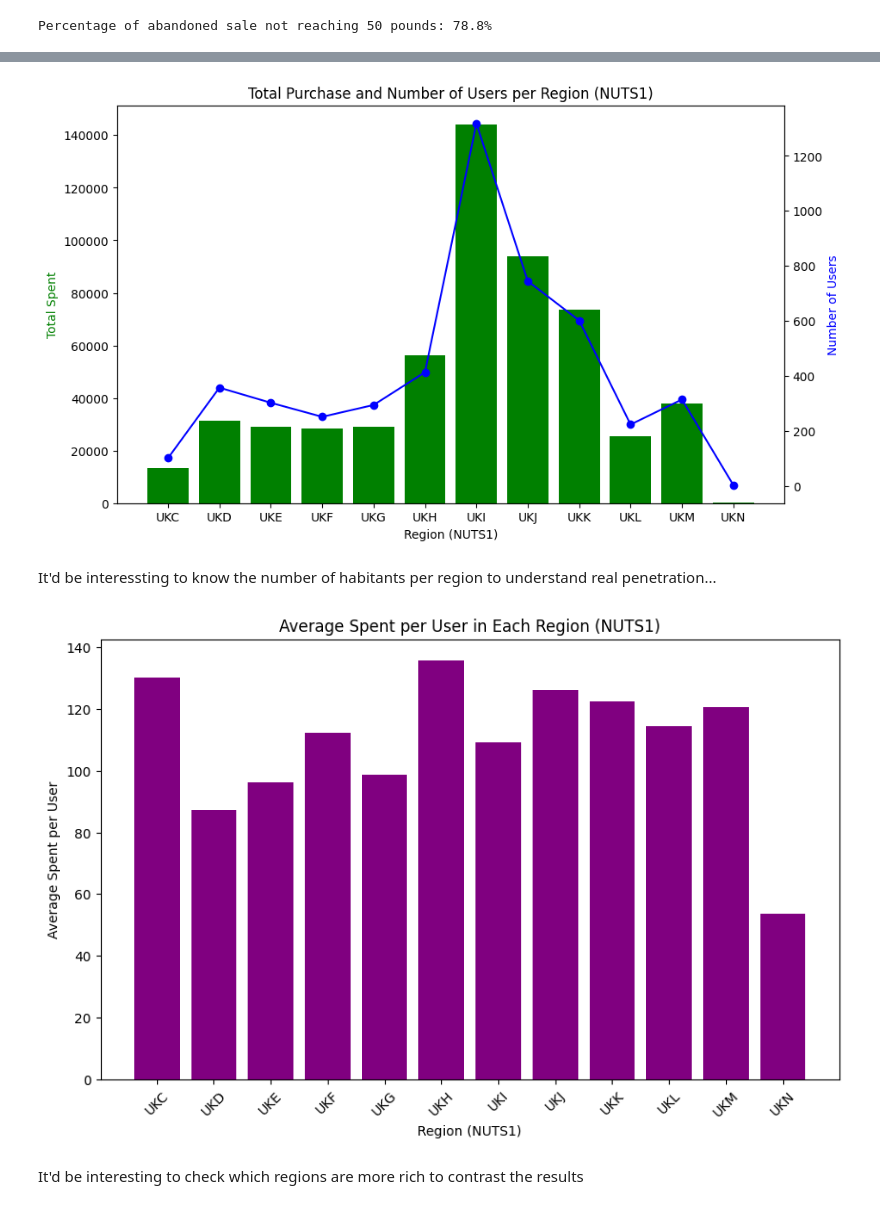
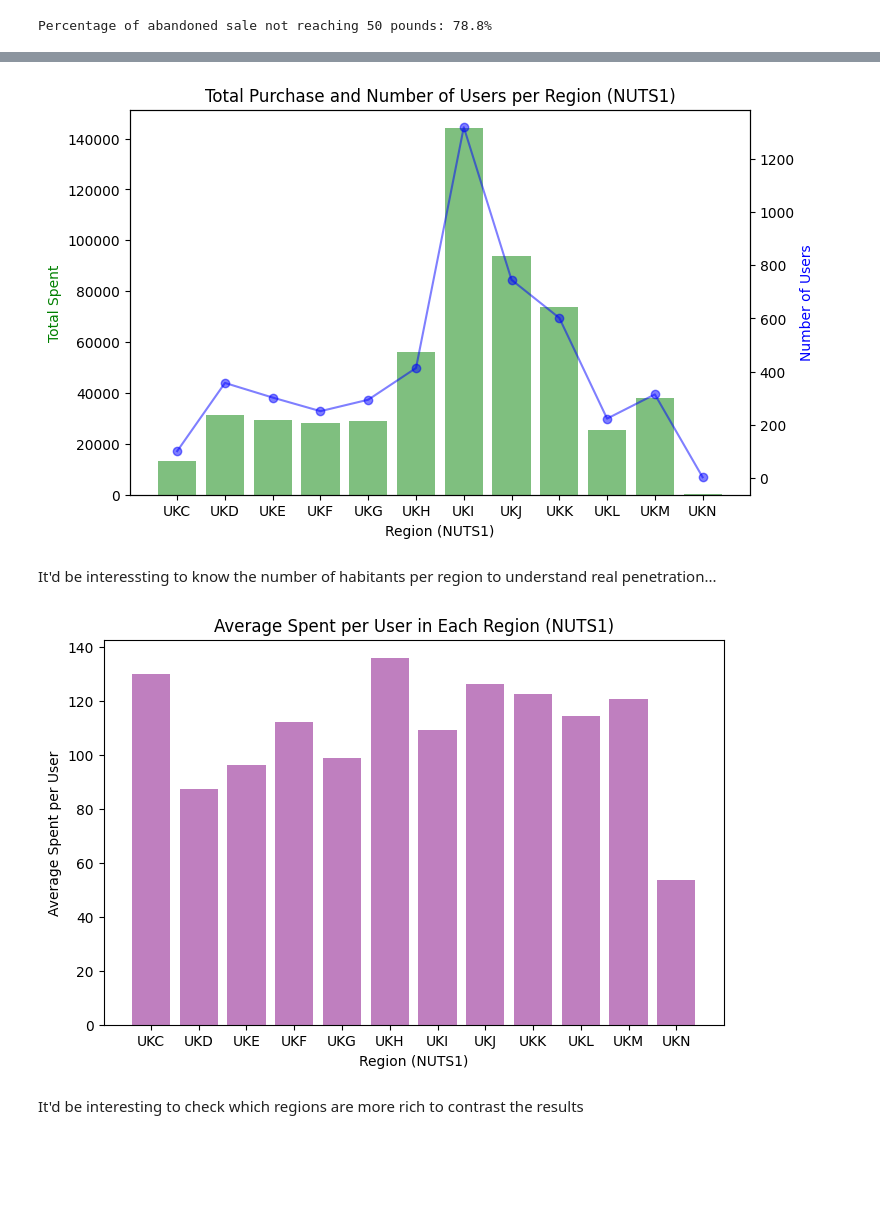
Before and after one commit to imMoya/zrive-ds, a Jupyter notebook: src/module_2/eda.ipynb, the cells around one changed output, grey strips where cells are left out. Cells and saved outputs as stored; diff of their text form; code cells hidden in the pictures; blank space fills up the shorter version.

```diff
--- a/src/module_2/eda.ipynb
+++ b/src/module_2/eda.ipynb
@@ -190,0 +171,3 @@ user_orders_summary["total_spent"].hist()
+# %%
+user_orders_summary = summary_orders_df(orders)
+user_orders_summary.sort_values('num_orders', ascending=False).head()
@@ -210,11 +298,11 @@ users_per_region.columns = ['user_nuts1', 'num_users']
 region_summary = pd.merge(purchase_per_region, users_per_region, on='user_nuts1')
 
 # Plot the data
-fig, ax1 = plt.subplots(figsize=(10, 6))
+fig, ax1 = plt.subplots(figsize=(8, 5))
 
 ax2 = ax1.twinx()
-ax1.bar(region_summary['user_nuts1'], region_summary['total_spent'], color='g')
-ax2.plot(region_summary['user_nuts1'], region_summary['num_users'], color='b', marker='o')
+ax1.bar(region_summary['user_nuts1'], region_summary['total_spent'], color='g', alpha=0.5)
+ax2.plot(region_summary['user_nuts1'], region_summary['num_users'], color='b', marker='o', alpha=0.5)
 
 ax1.set_xlabel('Region (NUTS1)')
 ax1.set_ylabel('Total Spent', color='g')
@@ -223,22 +311,21 @@ plt.title('Total Purchase and Number of Users per Region (NUTS1)')
 plt.xticks(rotation=45)
 plt.show()
 # %% [output]
-[figure, old version]
+[figure, new version]
 # %% [markdown]
 It'd be interessting to know the number of habitants per region to understand real penetration...
 # %%
 # Calculate the average price per user in each region
 region_summary['avg_spent_per_user'] = region_summary['total_spent'] / region_summary['num_users']
 
 # Plot the average price per user in each region
-plt.figure(figsize=(10, 6))
-plt.bar(region_summary['user_nuts1'], region_summary['avg_spent_per_user'], color='purple')
+plt.figure(figsize=(8, 5))
+plt.bar(region_summary['user_nuts1'], region_summary['avg_spent_per_user'], color='purple', alpha=0.5)
 plt.xlabel('Region (NUTS1)')
 plt.ylabel('Average Spent per User')
 plt.title('Average Spent per User in Each Region (NUTS1)')
-plt.xticks(rotation=45)
 plt.show()
 # %% [output]
-[figure, old version]
+[figure, new version]
 # %% [markdown]
 It'd be interesting to check which regions are more rich to contrast the results
```
Also changed, not shown: parts of 24 cells of this notebook, 1 other file.
